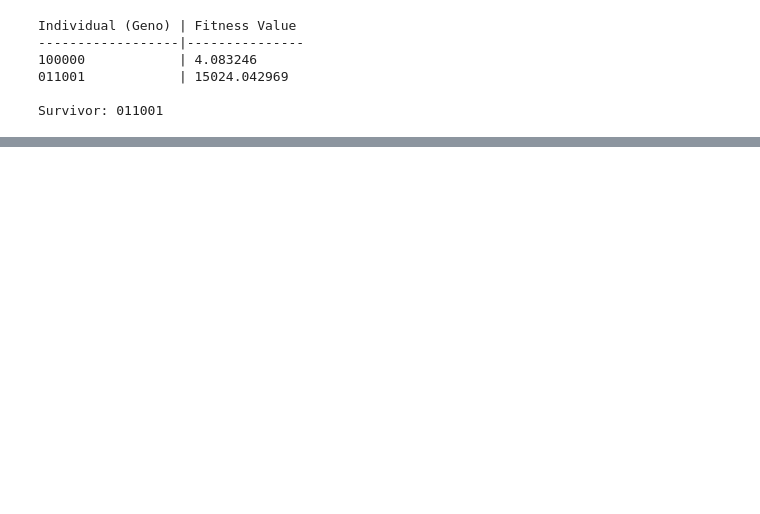
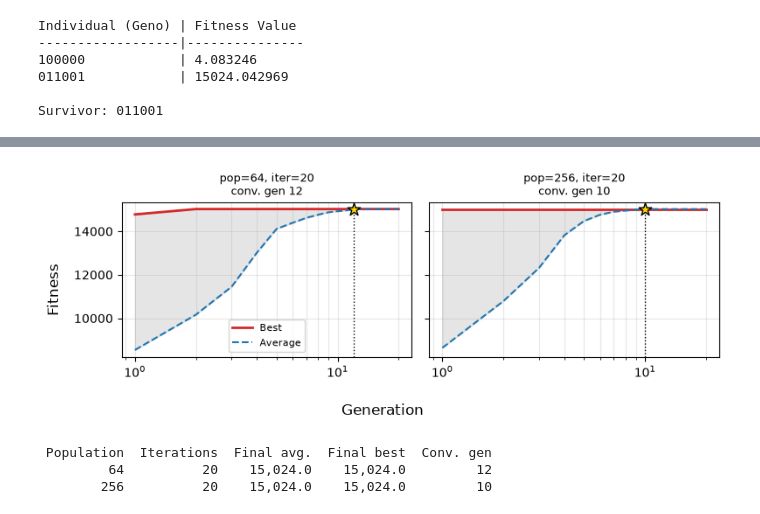
Before and after one commit to kormakursnorra/MachineLearningRepo, a Jupyter notebook: Project2/src/task1.ipynb, the cells around one changed output, grey strips where cells are left out. Cells and saved outputs as stored; diff of their text form; code cells hidden in the pictures; blank space fills up the shorter version.

```diff
--- a/Project2/src/task1.ipynb
+++ b/Project2/src/task1.ipynb
@@ -703,0 +718,10 @@ pop_size
+# %%
+# Trial 6: Population size increases 4x from 1 and second, and number of iterations is fixed
+t6_n_pop, t6_n_iter = [64, 256], 20
+
+display_dataframe( sga_trial_and_results( t6_n_pop, t6_n_iter ) )
+# %% [output]
+[figure, added]
+ Population  Iterations  Final avg.  Final best  Conv. gen
+         64          20    15,024.0    15,024.0         12
+        256          20    15,024.0    15,024.0         10
```
Also changed, not shown: parts of 20 cells of this notebook.
